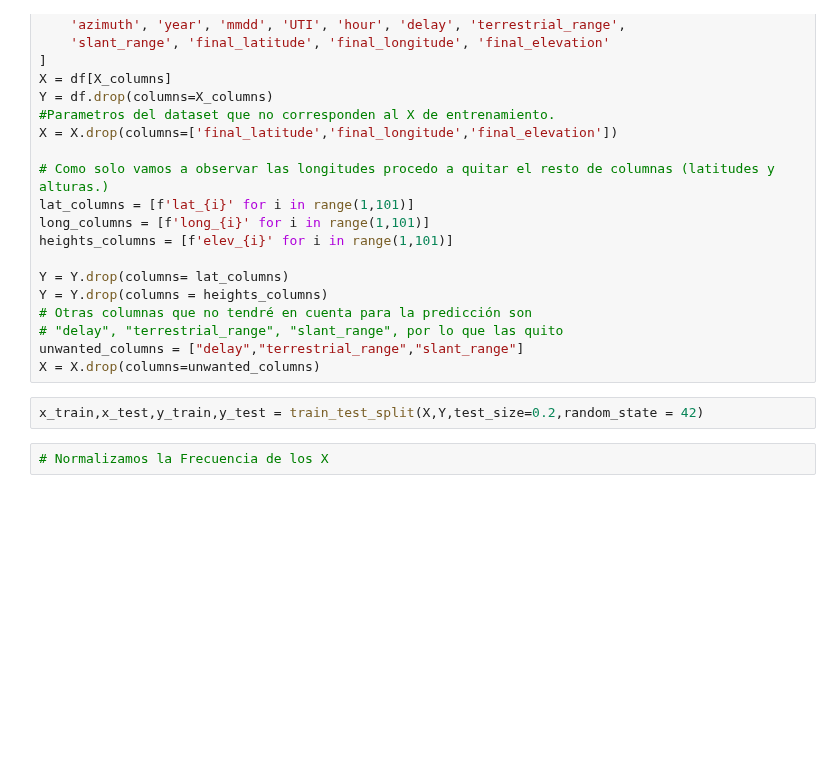
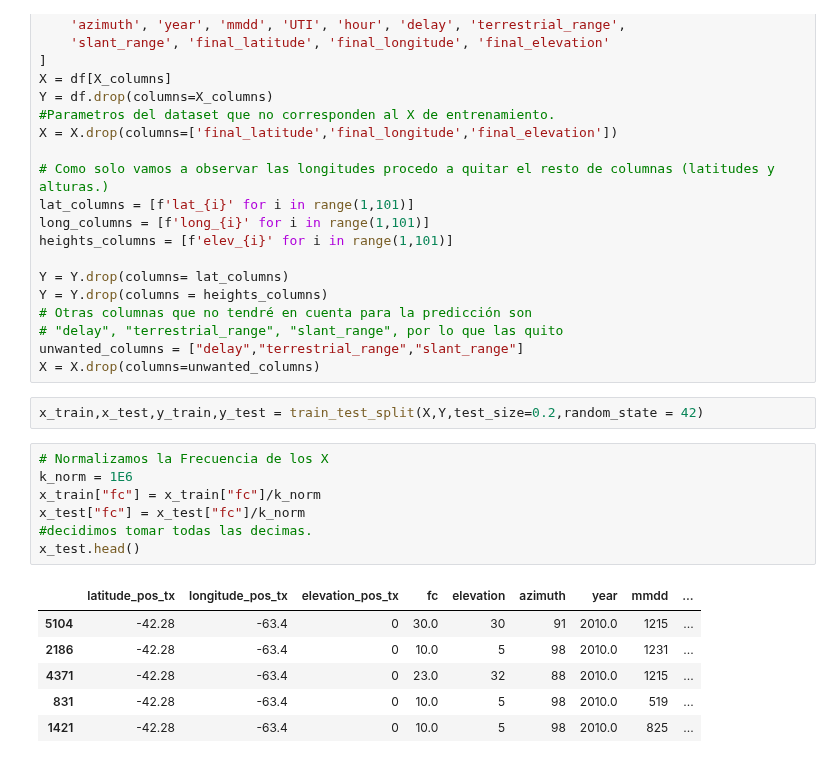
Before and after one commit to ValeFernando840/Ray-Tracing, a Jupyter notebook: Entrenamiento_Longitudes.ipynb, the cells around one changed output. Cells and saved outputs as stored; diff of their text form; blank space fills up the shorter version.

```diff
--- a/Entrenamiento_Longitudes.ipynb
+++ b/Entrenamiento_Longitudes.ipynb
@@ -34,5 +38,17 @@ unwanted_columns = ["delay","terrestrial_range","slant_range"]
 X = X.drop(columns=unwanted_columns)
 # %%
 x_train,x_test,y_train,y_test = train_test_split(X,Y,test_size=0.2,random_state = 42)
-# %%
-# Normalizamos la Frecuencia de los X
+# %%
+# Normalizamos la Frecuencia de los X
+k_norm = 1E6
+x_train["fc"] = x_train["fc"]/k_norm
+x_test["fc"] = x_test["fc"]/k_norm
+#decidimos tomar todas las decimas.
+x_test.head()
+# %% [output]
+|  | latitude_pos_tx | longitude_pos_tx | elevation_pos_tx | fc | elevation | azimuth | year | mmdd | ... |
+| 5104 | -42.28 | -63.4 | 0 | 30.0 | 30 | 91 | 2010.0 | 1215 | ... |
+| 2186 | -42.28 | -63.4 | 0 | 10.0 | 5 | 98 | 2010.0 | 1231 | ... |
+| 4371 | -42.28 | -63.4 | 0 | 23.0 | 32 | 88 | 2010.0 | 1215 | ... |
+| 831 | -42.28 | -63.4 | 0 | 10.0 | 5 | 98 | 2010.0 | 519 | ... |
+| 1421 | -42.28 | -63.4 | 0 | 10.0 | 5 | 98 | 2010.0 | 825 | ... |
```
Also changed, not shown: parts of 6 cells of this notebook, 2 other files.
